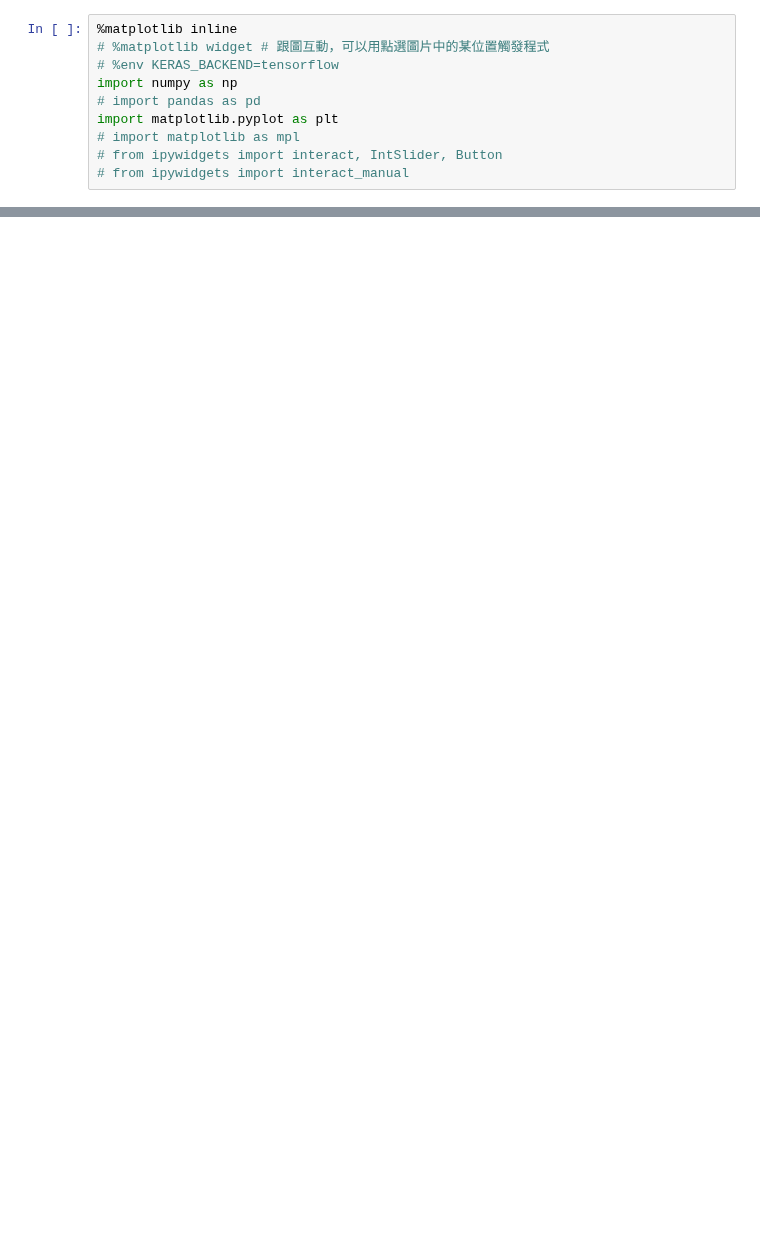
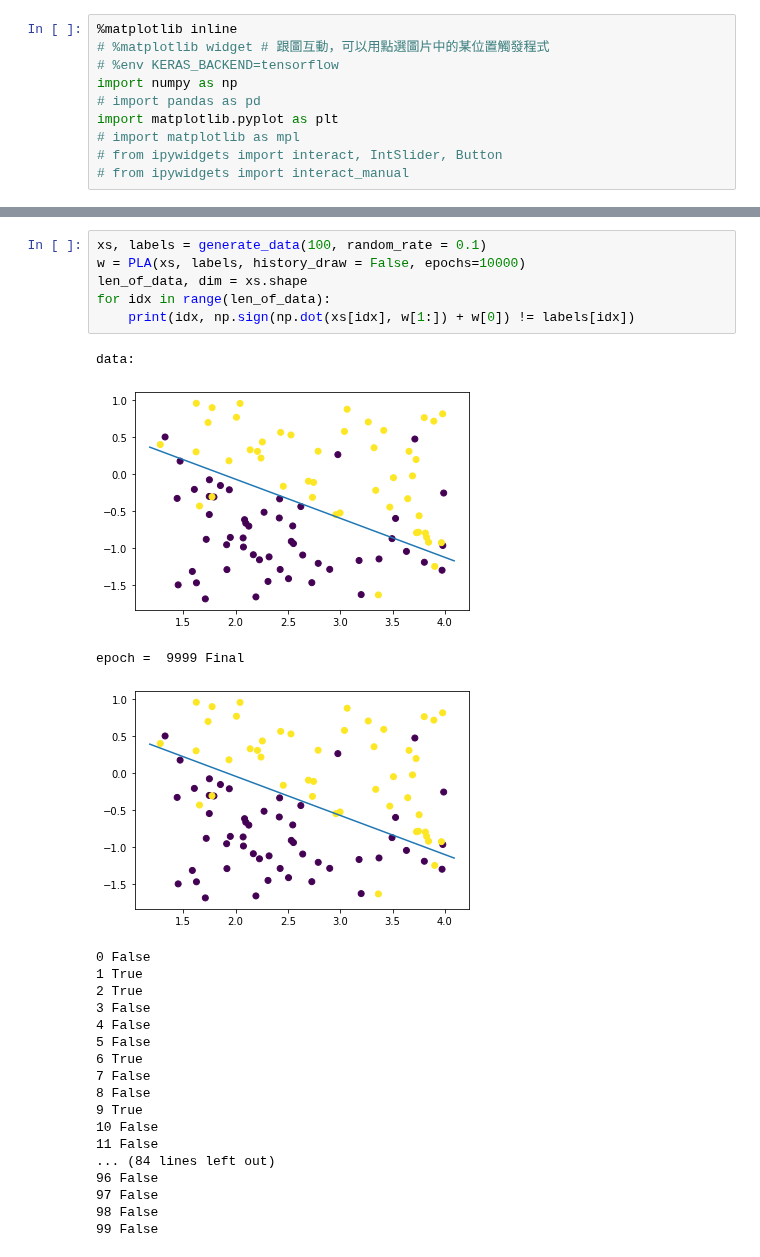
Before and after one commit to kuiyochen/Python_ML_learning, a Jupyter notebook: PLA.ipynb, the cells around one changed output, grey strips where cells are left out. Cells and saved outputs as stored; diff of their text form; blank space fills up the shorter version.

```diff
--- a/PLA.ipynb
+++ b/PLA.ipynb
@@ -159,3 +158,31 @@ epoch =  4
+# %%
+xs, labels = generate_data(100, random_rate = 0.1)
+w = PLA(xs, labels, history_draw = False, epochs=10000)
+len_of_data, dim = xs.shape
+for idx in range(len_of_data):
+    print(idx, np.sign(np.dot(xs[idx], w[1:]) + w[0]) != labels[idx])
+# %% [output]
+data:
+[figure, added]
+epoch =  9999 Final
+[figure, added]
+0 False
+1 True
+2 True
+3 False
+4 False
+5 False
+6 True
+7 False
+8 False
+9 True
+10 False
+11 False
+... (84 lines left out)
+96 False
+97 False
+98 False
+99 False
 # %%
 xs_0, labels_0 = generate_data(10, dim=3)
 w_0 = PLA(xs_0, labels_0)
```
Also changed, not shown: parts of 5 cells of this notebook.
